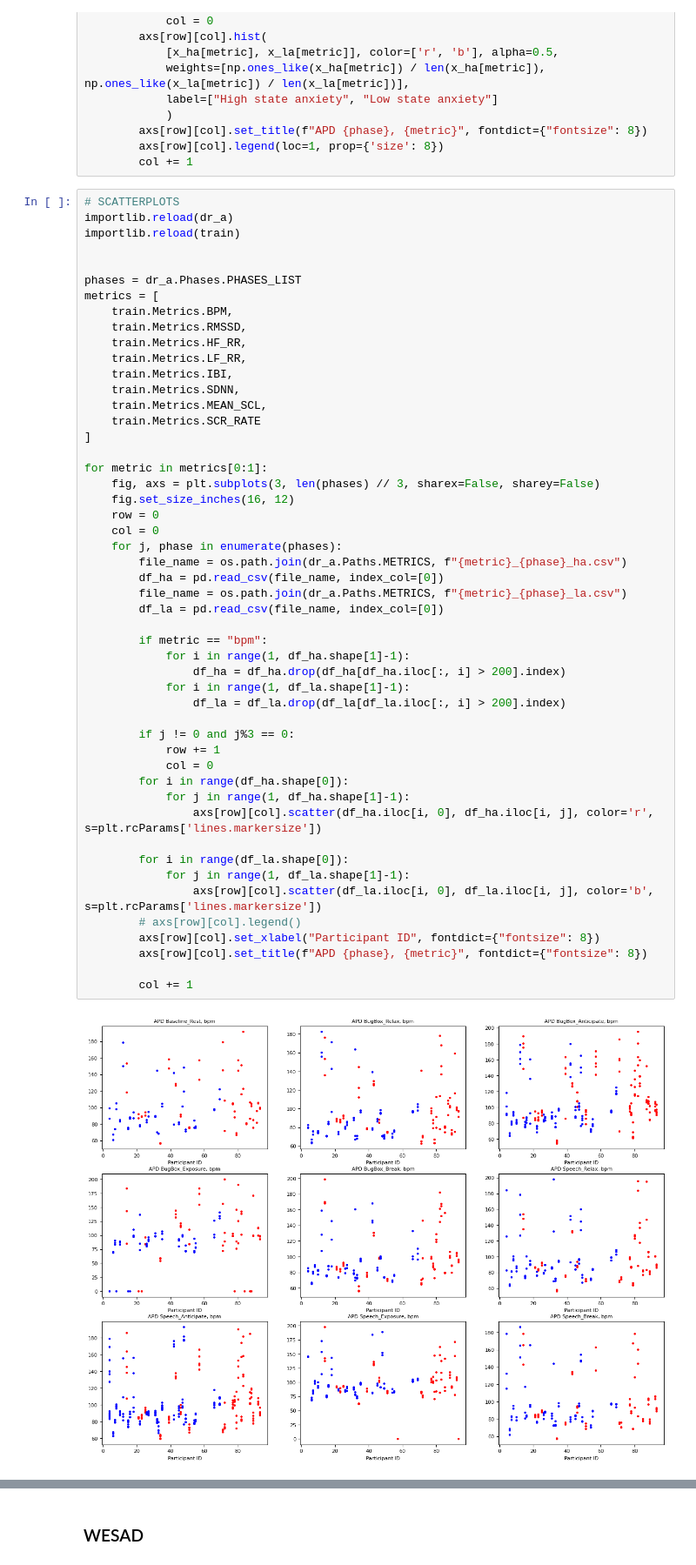
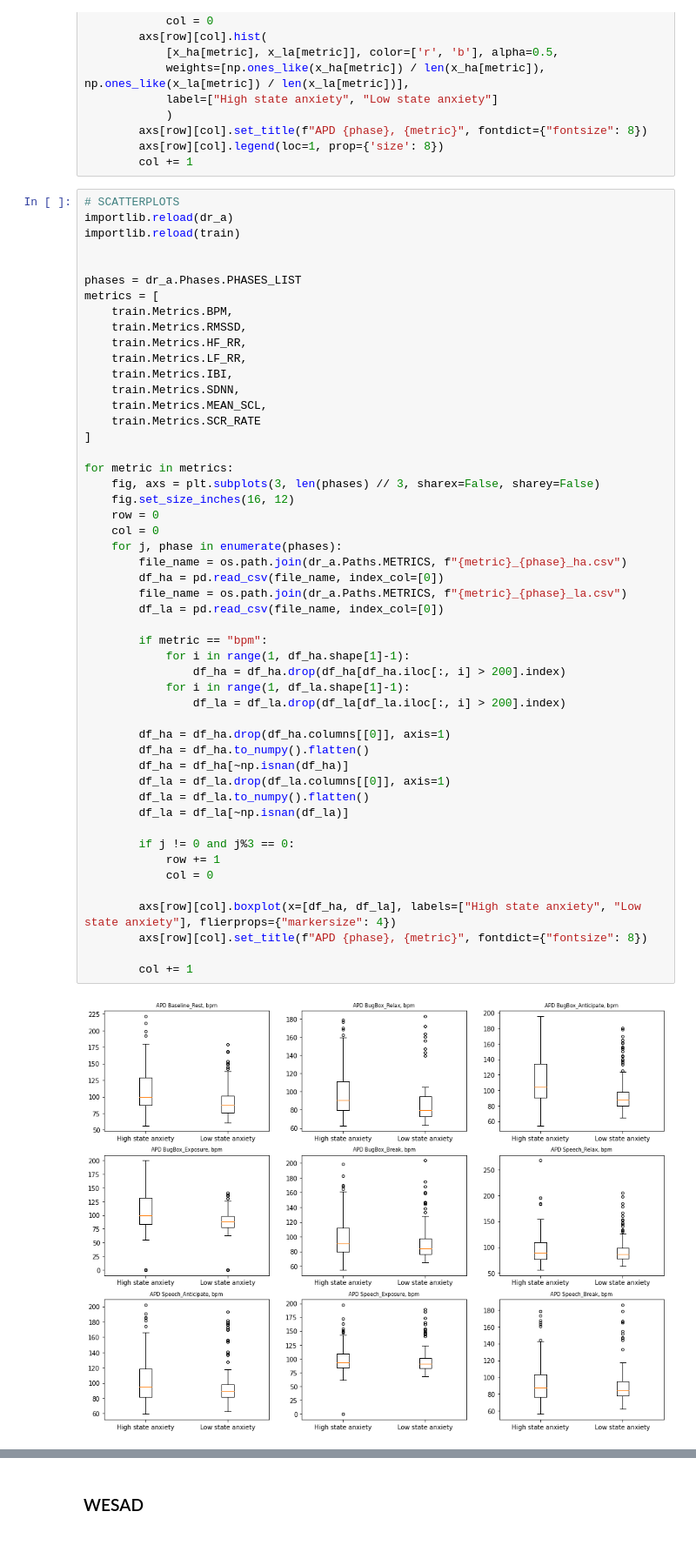
Before and after one commit to emilyxzhou/anxiety, a Jupyter notebook: notebooks/statistical_analysis/feature_visualization.ipynb, the cells around one changed output, grey strips where cells are left out. Shown at 87% size. Cells and saved outputs as stored; diff of their text form.

Commit message:
Add boxplots for feature visualizations
Signed-off-by: emilyxzhou <emilyzho@usc.edu>

```diff
--- a/notebooks/statistical_analysis/feature_visualization.ipynb
+++ b/notebooks/statistical_analysis/feature_visualization.ipynb
@@ -86,40 +86,40 @@ metrics = [
     train.Metrics.IBI,
     train.Metrics.SDNN,
     train.Metrics.MEAN_SCL,
     train.Metrics.SCR_RATE
 ]
 
-for metric in metrics[0:1]:
+for metric in metrics:
     fig, axs = plt.subplots(3, len(phases) // 3, sharex=False, sharey=False)
     fig.set_size_inches(16, 12)
     row = 0
     col = 0
     for j, phase in enumerate(phases):
         file_name = os.path.join(dr_a.Paths.METRICS, f"{metric}_{phase}_ha.csv")
         df_ha = pd.read_csv(file_name, index_col=[0])
         file_name = os.path.join(dr_a.Paths.METRICS, f"{metric}_{phase}_la.csv")
         df_la = pd.read_csv(file_name, index_col=[0])
 
         if metric == "bpm":
             for i in range(1, df_ha.shape[1]-1):
                 df_ha = df_ha.drop(df_ha[df_ha.iloc[:, i] > 200].index)
             for i in range(1, df_la.shape[1]-1):
                 df_la = df_la.drop(df_la[df_la.iloc[:, i] > 200].index)
 
+        df_ha = df_ha.drop(df_ha.columns[[0]], axis=1)
+        df_ha = df_ha.to_numpy().flatten()
+        df_ha = df_ha[~np.isnan(df_ha)]
+        df_la = df_la.drop(df_la.columns[[0]], axis=1)
+        df_la = df_la.to_numpy().flatten()
+        df_la = df_la[~np.isnan(df_la)]
+
         if j != 0 and j%3 == 0:
             row += 1
             col = 0
-        for i in range(df_ha.shape[0]):
-            for j in range(1, df_ha.shape[1]-1):
-                axs[row][col].scatter(df_ha.iloc[i, 0], df_ha.iloc[i, j], color='r', s=plt.rcParams['lines.markersize'])
 
-        for i in range(df_la.shape[0]):
-            for j in range(1, df_la.shape[1]-1):
-                axs[row][col].scatter(df_la.iloc[i, 0], df_la.iloc[i, j], color='b', s=plt.rcParams['lines.markersize'])
-        # axs[row][col].legend()
-        axs[row][col].set_xlabel("Participant ID", fontdict={"fontsize": 8})
+        axs[row][col].boxplot(x=[df_ha, df_la], labels=["High state anxiety", "Low state anxiety"], flierprops={"markersize": 4})
         axs[row][col].set_title(f"APD {phase}, {metric}", fontdict={"fontsize": 8})
 
         col += 1
 # %% [output]
-[figure, old version]
+[figure, new version]
```
Also changed, not shown: parts of 2 cells of this notebook, 1 other file.
